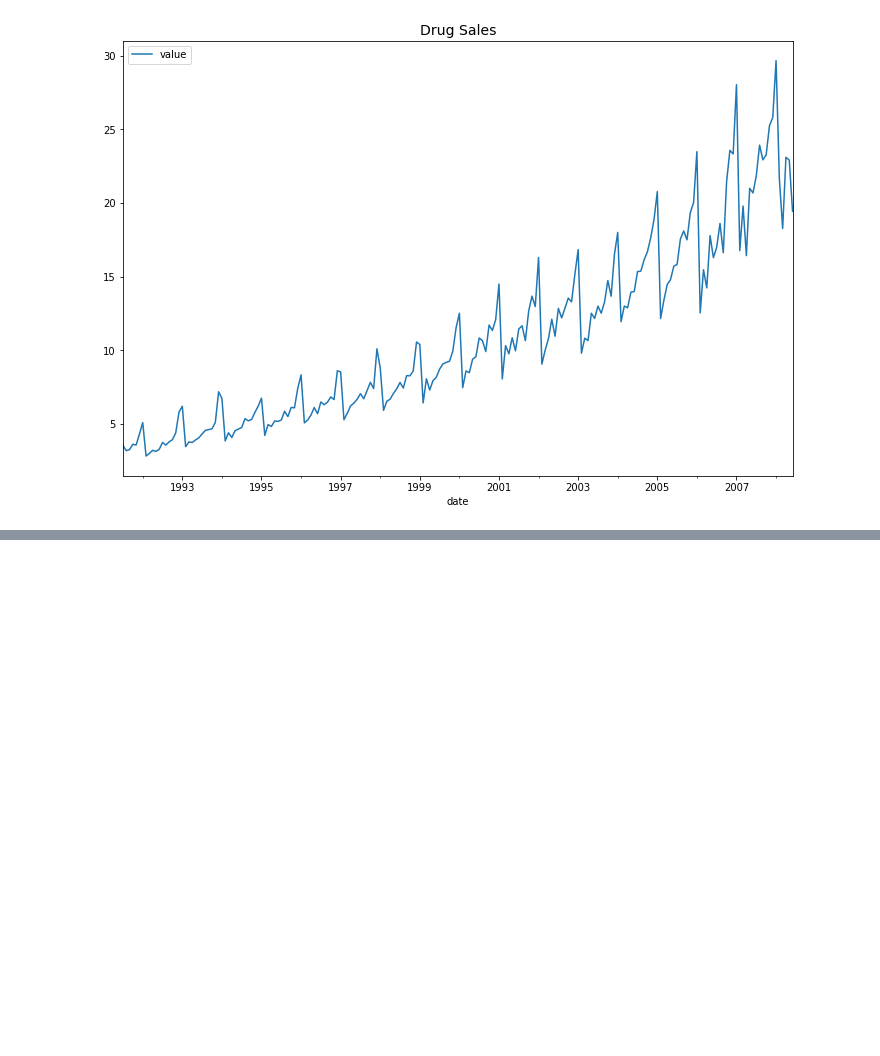
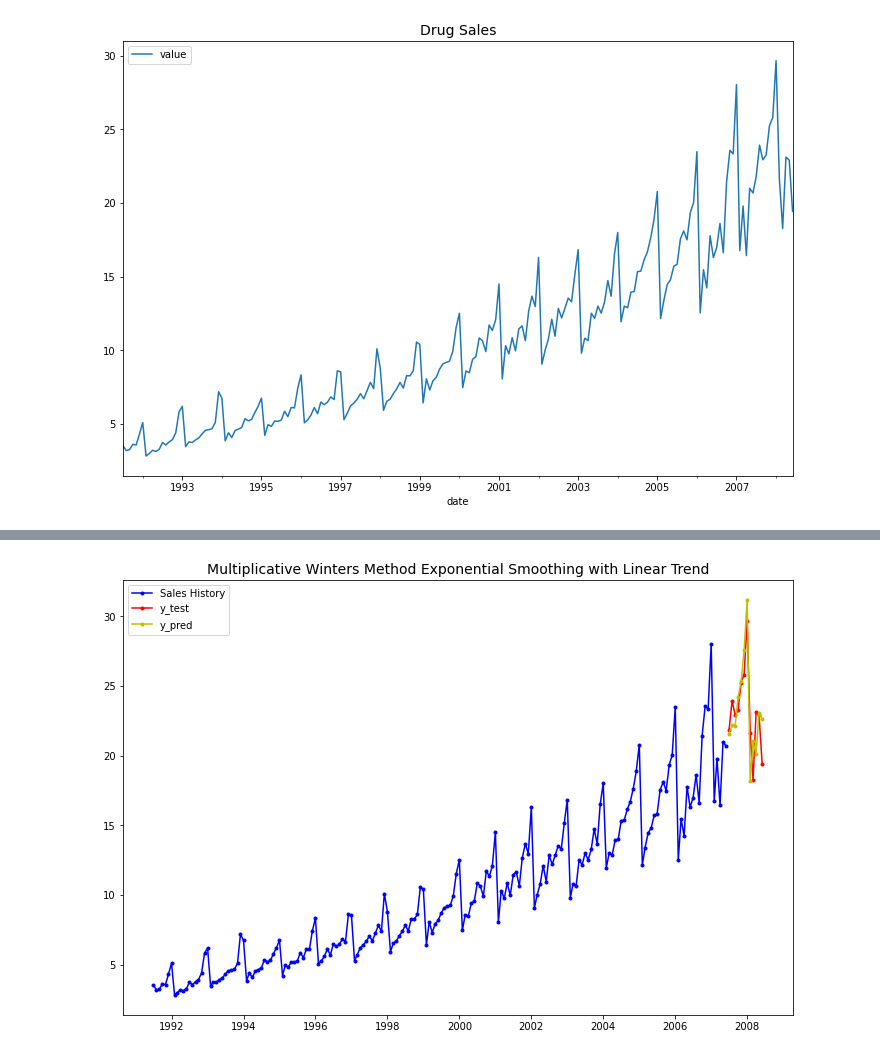
Before and after one commit to sejii93/class2022Spring, a Jupyter notebook: Exponential_Smoothing_ipynb의_사본.ipynb, the cells around one changed output, grey strips where cells are left out. Saved outputs shown, nothing was run; the diff lists cells and outputs as text; code cells hidden in the pictures; blank space fills up the shorter version.

```diff
--- a/Exponential_Smoothing_ipynb의_사본.ipynb
+++ b/Exponential_Smoothing_ipynb의_사본.ipynb
@@ -64,0 +355,11 @@ TypeError: ignored
+# %%
+# 1차 선형 추세와 확산계절변동이 있는 승법 윈터스 지수평활법
+plt.rcParams['figure.figsize']=[12, 8]
+past, = plt.plot(df_train.index, df_train, 'b.-', label='Sales History')
+test, = plt.plot(df_test.index, df_test, 'r.-', label='y_test')
+pred, = plt.plot(df_test.index, forecast_7, 'y.-', label='y_pred')
+plt.title('Multiplicative Winters Method Exponential Smoothing with Linear Trend', fontsize=14)
+plt.legend(handles=[past, test, pred])
+plt.show()
+# %% [output]
+[figure, added]
```
Also changed, not shown: parts of 24 cells of this notebook.
